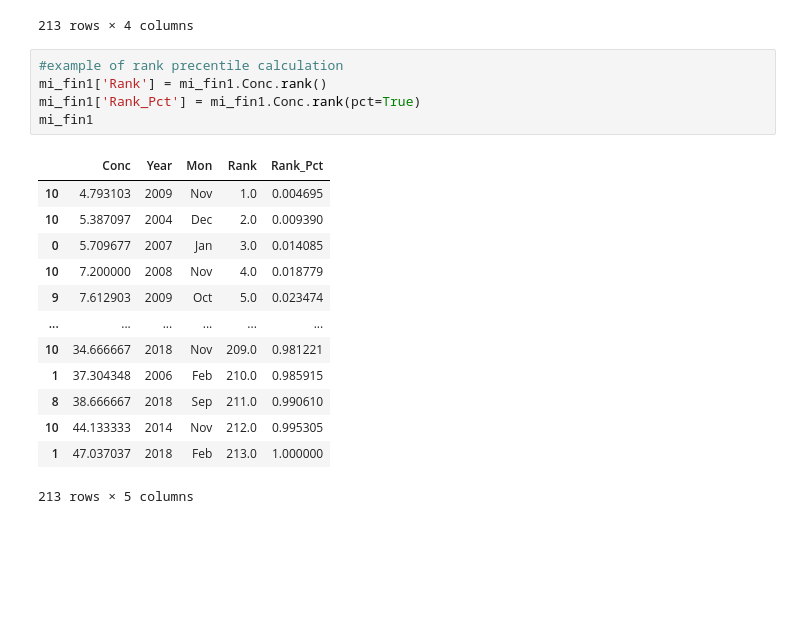
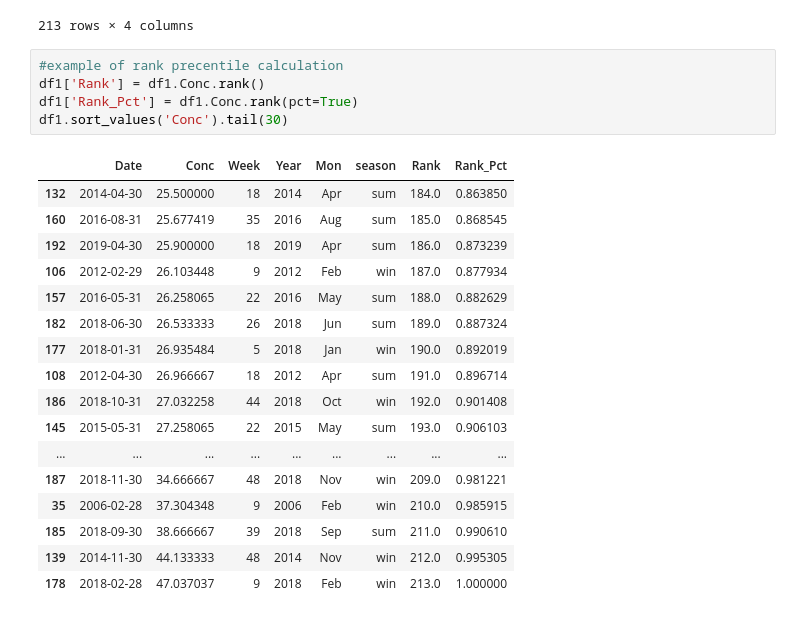
Before and after one commit to ADv0rnik/Data-analysis-for-JER, a Jupyter notebook: Pollution_dynamics03_20.ipynb, the cells around one changed output. Drawn from its saved outputs; the diff is of its cells as text; blank space fills up the shorter version.

```diff
--- a/Pollution_dynamics03_20.ipynb
+++ b/Pollution_dynamics03_20.ipynb
@@ -187,20 +248,24 @@ mi_fin
 213 rows × 4 columns
 # %%
 #example of rank precentile calculation
-mi_fin1['Rank'] = mi_fin1.Conc.rank()
-mi_fin1['Rank_Pct'] = mi_fin1.Conc.rank(pct=True)
-mi_fin1
+df1['Rank'] = df1.Conc.rank()
+df1['Rank_Pct'] = df1.Conc.rank(pct=True)
+df1.sort_values('Conc').tail(30)
 # %% [output]
-|  | Conc | Year | Mon | Rank | Rank_Pct |
-| 10 | 4.793103 | 2009 | Nov | 1.0 | 0.004695 |
-| 10 | 5.387097 | 2004 | Dec | 2.0 | 0.009390 |
-| 0 | 5.709677 | 2007 | Jan | 3.0 | 0.014085 |
-| 10 | 7.200000 | 2008 | Nov | 4.0 | 0.018779 |
-| 9 | 7.612903 | 2009 | Oct | 5.0 | 0.023474 |
-| ... | ... | ... | ... | ... | ... |
-| 10 | 34.666667 | 2018 | Nov | 209.0 | 0.981221 |
-| 1 | 37.304348 | 2006 | Feb | 210.0 | 0.985915 |
-| 8 | 38.666667 | 2018 | Sep | 211.0 | 0.990610 |
-| 10 | 44.133333 | 2014 | Nov | 212.0 | 0.995305 |
-| 1 | 47.037037 | 2018 | Feb | 213.0 | 1.000000 |
+|  | Date | Conc | Week | Year | Mon | season | Rank | Rank_Pct |
+| 132 | 2014-04-30 | 25.500000 | 18 | 2014 | Apr | sum | 184.0 | 0.863850 |
+| 160 | 2016-08-31 | 25.677419 | 35 | 2016 | Aug | sum | 185.0 | 0.868545 |
+| 192 | 2019-04-30 | 25.900000 | 18 | 2019 | Apr | sum | 186.0 | 0.873239 |
+| 106 | 2012-02-29 | 26.103448 | 9 | 2012 | Feb | win | 187.0 | 0.877934 |
+| 157 | 2016-05-31 | 26.258065 | 22 | 2016 | May | sum | 188.0 | 0.882629 |
+| 182 | 2018-06-30 | 26.533333 | 26 | 2018 | Jun | sum | 189.0 | 0.887324 |
+| 177 | 2018-01-31 | 26.935484 | 5 | 2018 | Jan | win | 190.0 | 0.892019 |
+| 108 | 2012-04-30 | 26.966667 | 18 | 2012 | Apr | sum | 191.0 | 0.896714 |
+| 186 | 2018-10-31 | 27.032258 | 44 | 2018 | Oct | win | 192.0 | 0.901408 |
+| 145 | 2015-05-31 | 27.258065 | 22 | 2015 | May | sum | 193.0 | 0.906103 |
+| ... | ... | ... | ... | ... | ... | ... | ... | ... |
+| 187 | 2018-11-30 | 34.666667 | 48 | 2018 | Nov | win | 209.0 | 0.981221 |
+| 35 | 2006-02-28 | 37.304348 | 9 | 2006 | Feb | win | 210.0 | 0.985915 |
+| 185 | 2018-09-30 | 38.666667 | 39 | 2018 | Sep | sum | 211.0 | 0.990610 |
+| 139 | 2014-11-30 | 44.133333 | 48 | 2014 | Nov | win | 212.0 | 0.995305 |
+| 178 | 2018-02-28 | 47.037037 | 9 | 2018 | Feb | win | 213.0 | 1.000000 |
-213 rows × 5 columns
```
Also changed, not shown: parts of 5 cells of this notebook.
